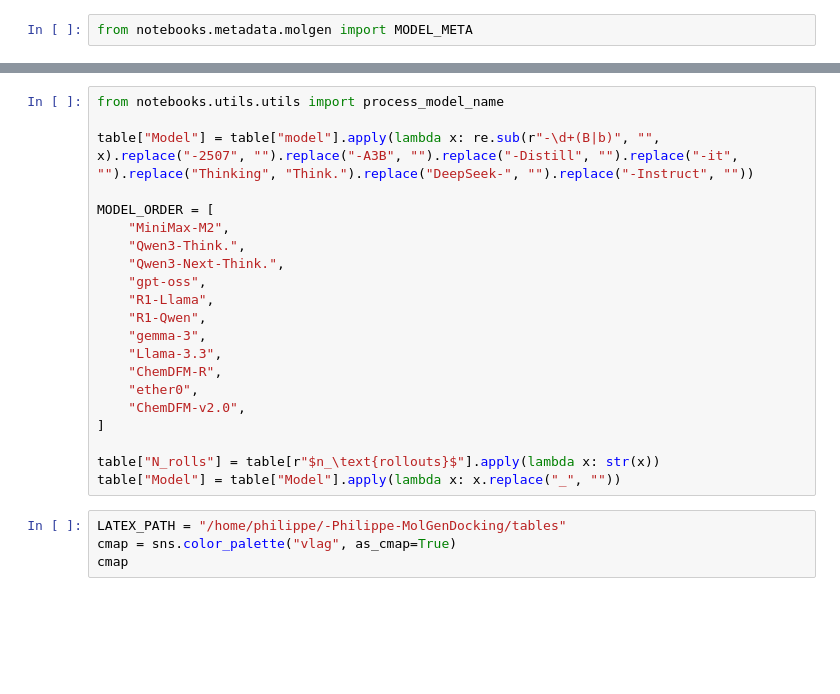
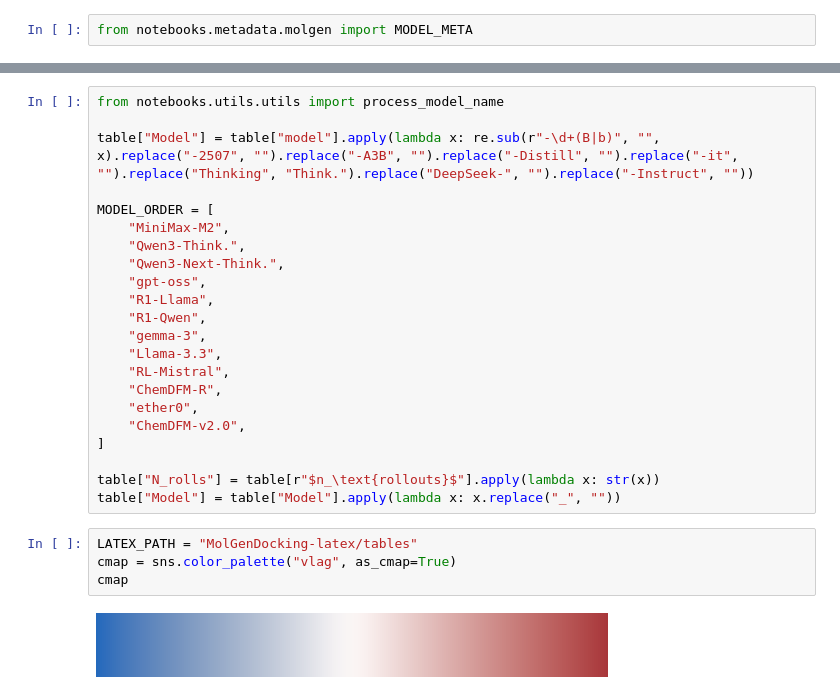
Before and after one commit to Fransou/MolGenDocking, a Jupyter notebook: notebooks/results/MolGenOutput.ipynb, the cells around one changed output, grey strips where cells are left out. Cells and saved outputs as stored; diff of their text form; blank space fills up the shorter version.

```diff
--- a/notebooks/results/MolGenOutput.ipynb
+++ b/notebooks/results/MolGenOutput.ipynb
@@ -377,6 +428,7 @@ MODEL_ORDER = [
     "R1-Qwen",
     "gemma-3",
     "Llama-3.3",
+    "RL-Mistral",
     "ChemDFM-R",
     "ether0",
     "ChemDFM-v2.0",
@@ -385,9 +437,11 @@ MODEL_ORDER = [
 table["N_rolls"] = table[r"$n_\text{rollouts}$"].apply(lambda x: str(x))
 table["Model"] = table["Model"].apply(lambda x: x.replace("_", ""))
 # %%
-LATEX_PATH = "/home/philippe/-Philippe-MolGenDocking/tables"
+LATEX_PATH = "MolGenDocking-latex/tables"
 cmap = sns.color_palette("vlag", as_cmap=True)
 cmap
+# %% [output]
+[figure, added]
 # %%
 from notebooks.utils import PandasTableFormatter
 
```
Also changed, not shown: parts of 13 cells of this notebook, 5 other files.
